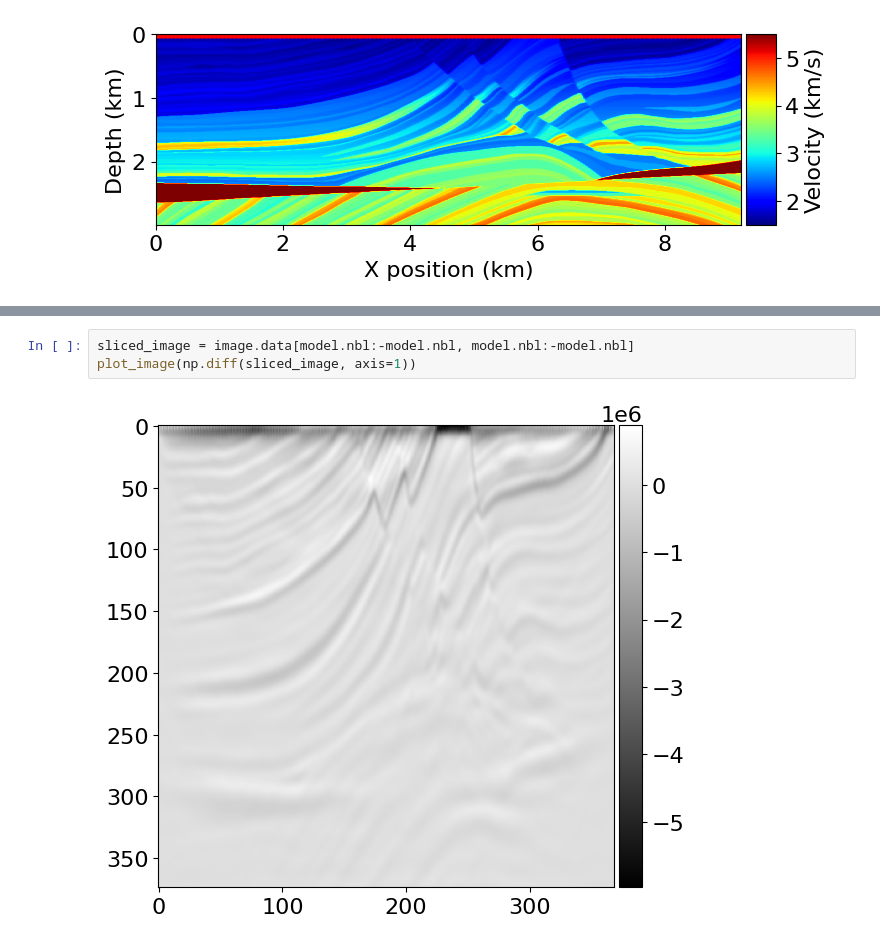
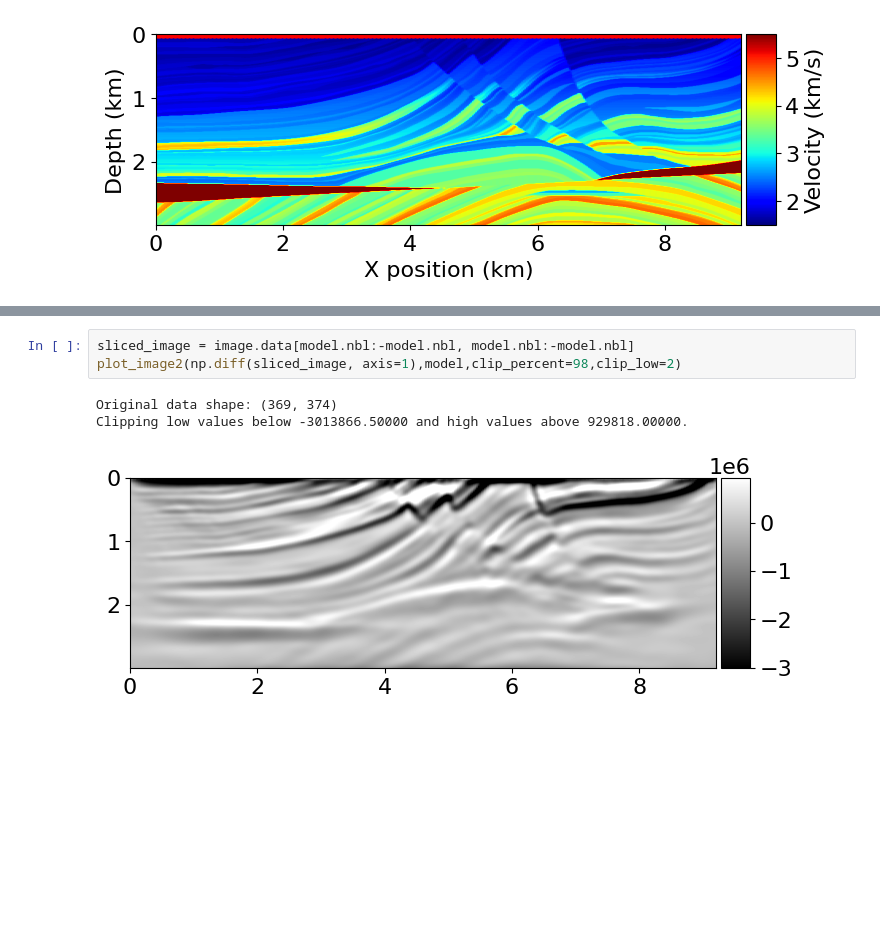
Before and after one commit to joaopaulomo/code_rtm_implemnte, a Jupyter notebook: rtm_implement.ipynb, the cells around one changed output, grey strips where cells are left out. Cells and saved outputs as stored; diff of their text form; blank space fills up the shorter version.

```diff
--- a/rtm_implement.ipynb
+++ b/rtm_implement.ipynb
@@ -170,8 +177,10 @@ plot_image(np.diff(image.data, axis=1))
 # %%
 sliced_image = image.data[model.nbl:-model.nbl, model.nbl:-model.nbl]
-plot_image(np.diff(sliced_image, axis=1))
+plot_image2(np.diff(sliced_image, axis=1),model,clip_percent=98,clip_low=2)
 # %% [output]
+Original data shape: (369, 374)
+Clipping low values below -3013866.50000 and high values above 929818.00000.
-[figure, old version]
+[figure, new version]
 # %%
 laplace_result = Function(name='lap',grid=model.grid, space_order=space_order)
 stencil = Eq(laplace_result, image.laplace)
```
Also changed, not shown: parts of 14 cells of this notebook, 1 other file.
